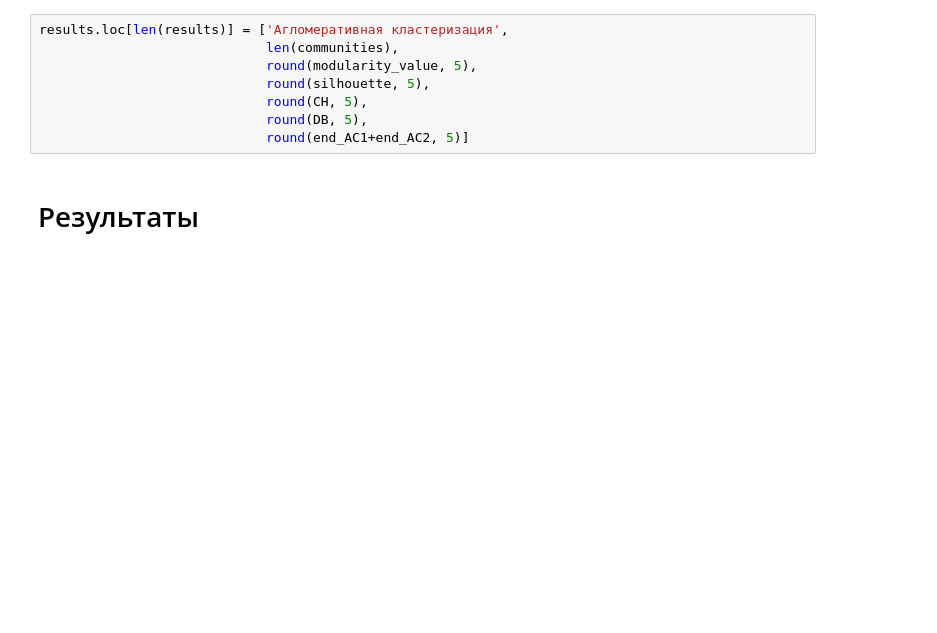
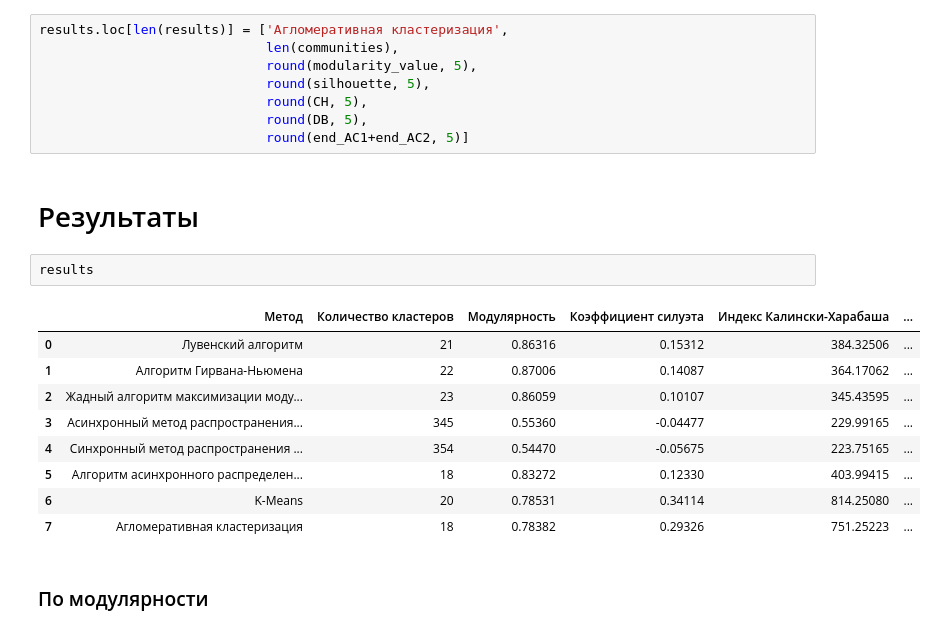
Before and after one commit to Shilllo/Course-work-6th-sem, a Jupyter notebook: GraphClustering.ipynb, the cells around one changed output. Saved outputs shown, nothing was run; the diff lists cells and outputs as text; blank space fills up the shorter version.

Commit message:
Add results and conclusion1

```diff
--- a/GraphClustering.ipynb
+++ b/GraphClustering.ipynb
@@ -806,6 +806,20 @@ results.loc[len(results)] = ['Агломеративная кластериза
                              round(end_AC1+end_AC2, 5)]
 # %% [markdown]
 # Результаты
+# %%
+results
+# %% [output]
+|  | Метод | Количество кластеров | Модулярность | Коэффициент силуэта | Индекс Калински-Харабаша | ... |
+| 0 | Лувенский алгоритм | 21 | 0.86316 | 0.15312 | 384.32506 | ... |
+| 1 | Алгоритм Гирвана-Ньюмена | 22 | 0.87006 | 0.14087 | 364.17062 | ... |
+| 2 | Жадный алгоритм максимизации моду... | 23 | 0.86059 | 0.10107 | 345.43595 | ... |
+| 3 | Асинхронный метод распространения... | 345 | 0.55360 | -0.04477 | 229.99165 | ... |
+| 4 | Синхронный метод распространения ... | 354 | 0.54470 | -0.05675 | 223.75165 | ... |
+| 5 | Алгоритм асинхронного распределен... | 18 | 0.83272 | 0.12330 | 403.99415 | ... |
+| 6 | K-Means | 20 | 0.78531 | 0.34114 | 814.25080 | ... |
+| 7 | Агломеративная кластеризация | 18 | 0.78382 | 0.29326 | 751.25223 | ... |
+# %% [markdown]
+### По модулярности
 # %%
 results.sort_values(by='Модулярность', ascending=False)
 # %% [output]
```
Also changed, not shown: parts of 27 cells of this notebook.
